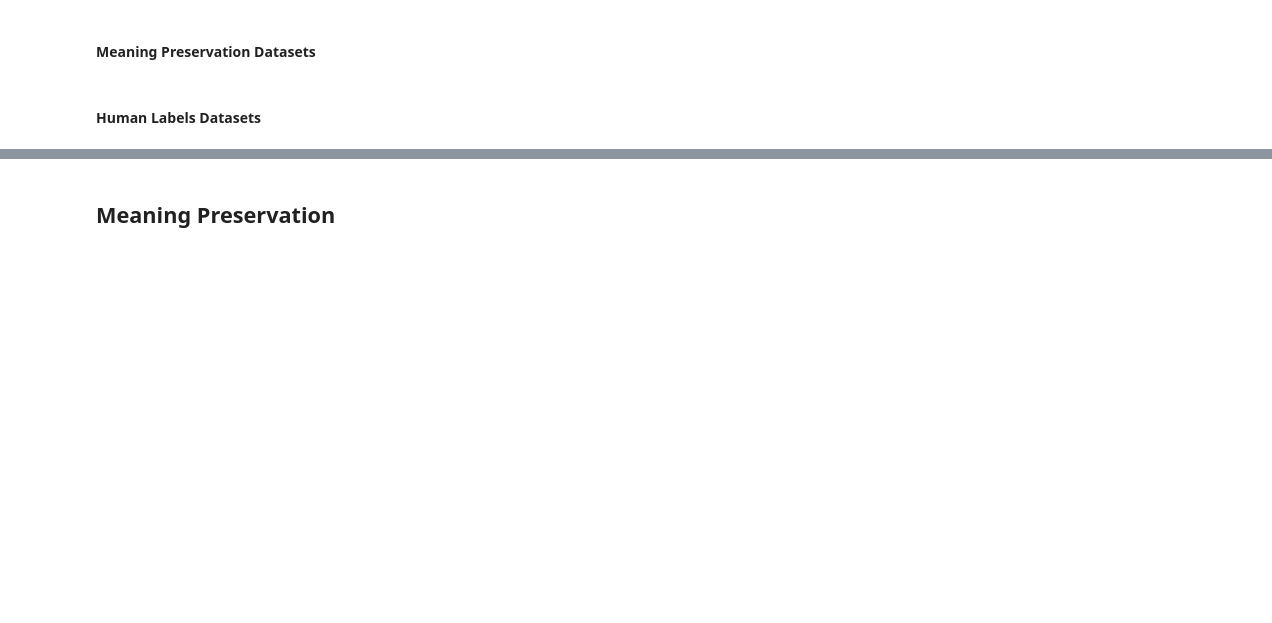
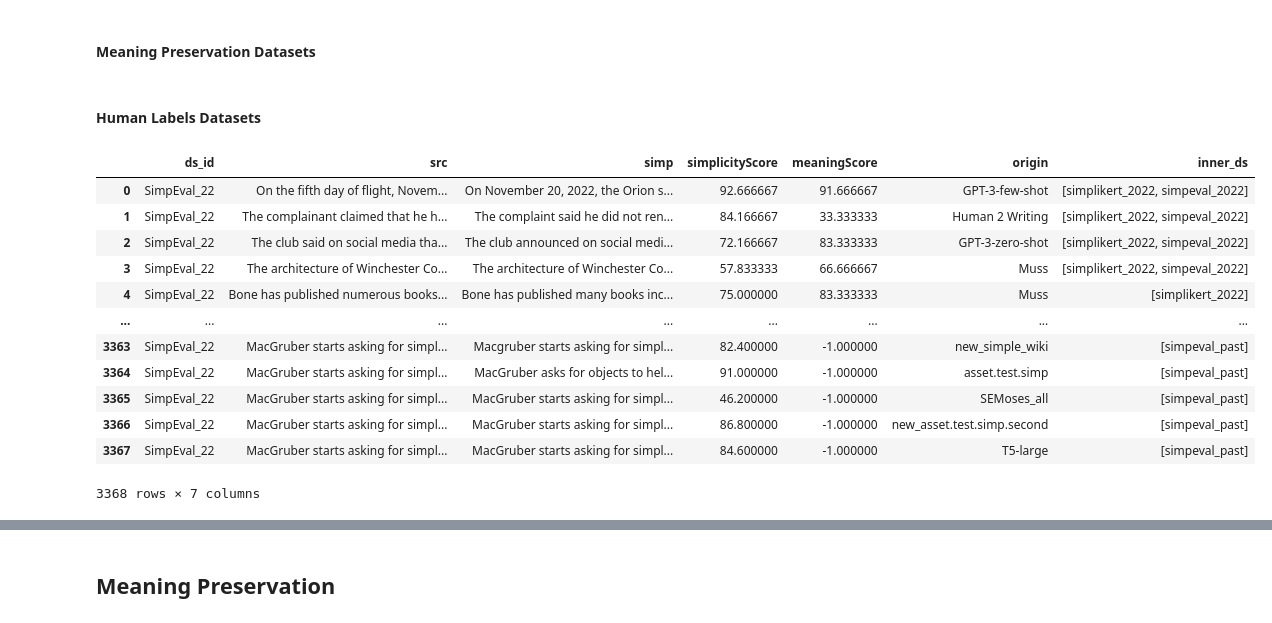
Before and after one commit to bjoernengelmann/BATS, a Jupyter notebook: workspace/USB_C_Snorkel_pipeline_prototype.ipynb, the cells around one changed output, grey strips where cells are left out. Drawn from its saved outputs; the diff is of its cells as text; code cells hidden in the pictures; blank space fills up the shorter version.

Commit message:
simpeval simplicity with new dataset

```diff
--- a/workspace/USB_C_Snorkel_pipeline_prototype.ipynb
+++ b/workspace/USB_C_Snorkel_pipeline_prototype.ipynb
@@ -141 +143,17 @@ questeval_simp = load_questeval_ds()
 simpeval_simp = load_simpeval_ds()
+# %%
+simpeval_simp
+# %% [output]
+|  | ds_id | src | simp | simplicityScore | meaningScore | origin | inner_ds |
+| 0 | SimpEval_22 | On the fifth day of flight, Novem... | On November 20, 2022, the Orion s... | 92.666667 | 91.666667 | GPT-3-few-shot | [simplikert_2022, simpeval_2022] |
+| 1 | SimpEval_22 | The complainant claimed that he h... | The complaint said he did not ren... | 84.166667 | 33.333333 | Human 2 Writing | [simplikert_2022, simpeval_2022] |
+| 2 | SimpEval_22 | The club said on social media tha... | The club announced on social medi... | 72.166667 | 83.333333 | GPT-3-zero-shot | [simplikert_2022, simpeval_2022] |
+| 3 | SimpEval_22 | The architecture of Winchester Co... | The architecture of Winchester Co... | 57.833333 | 66.666667 | Muss | [simplikert_2022, simpeval_2022] |
+| 4 | SimpEval_22 | Bone has published numerous books... | Bone has published many books inc... | 75.000000 | 83.333333 | Muss | [simplikert_2022] |
+| ... | ... | ... | ... | ... | ... | ... | ... |
+| 3363 | SimpEval_22 | MacGruber starts asking for simpl... | Macgruber starts asking for simpl... | 82.400000 | -1.000000 | new_simple_wiki | [simpeval_past] |
+| 3364 | SimpEval_22 | MacGruber starts asking for simpl... | MacGruber asks for objects to hel... | 91.000000 | -1.000000 | asset.test.simp | [simpeval_past] |
+| 3365 | SimpEval_22 | MacGruber starts asking for simpl... | MacGruber starts asking for simpl... | 46.200000 | -1.000000 | SEMoses_all | [simpeval_past] |
+| 3366 | SimpEval_22 | MacGruber starts asking for simpl... | MacGruber starts asking for simpl... | 86.800000 | -1.000000 | new_asset.test.simp.second | [simpeval_past] |
+| 3367 | SimpEval_22 | MacGruber starts asking for simpl... | MacGruber starts asking for simpl... | 84.600000 | -1.000000 | T5-large | [simpeval_past] |
+3368 rows × 7 columns
```
Also changed, not shown: parts of 14 cells of this notebook, 2 other files.
